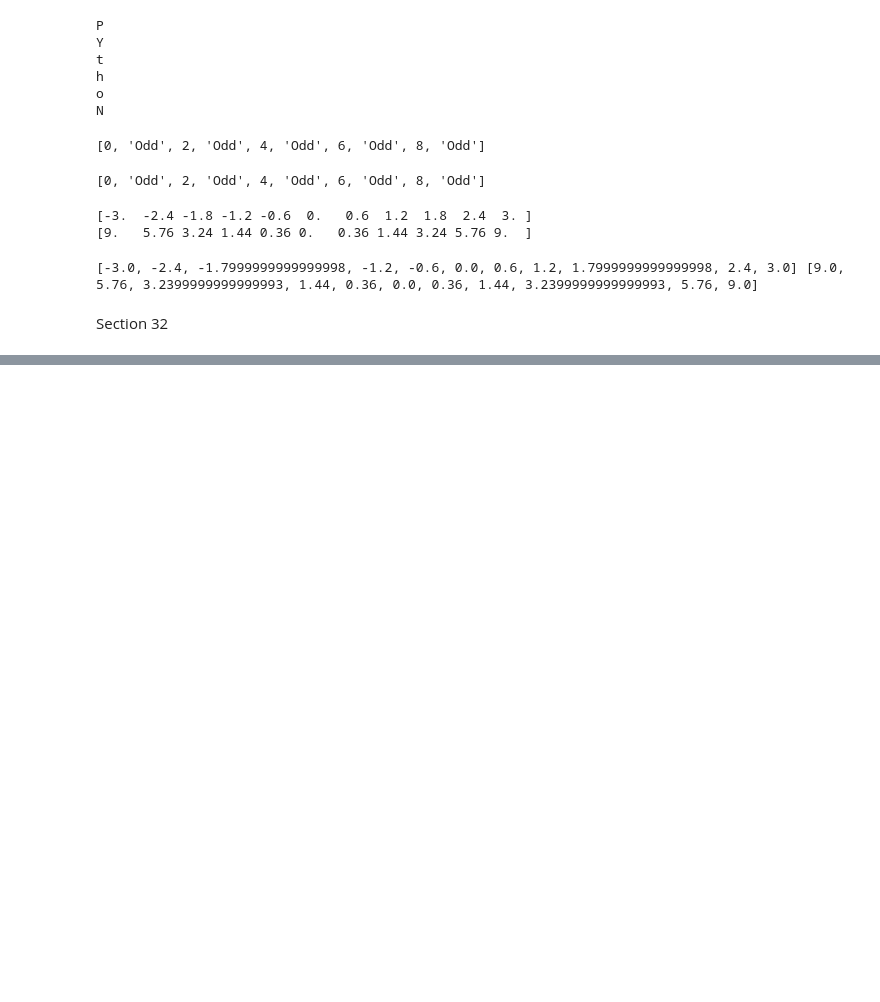
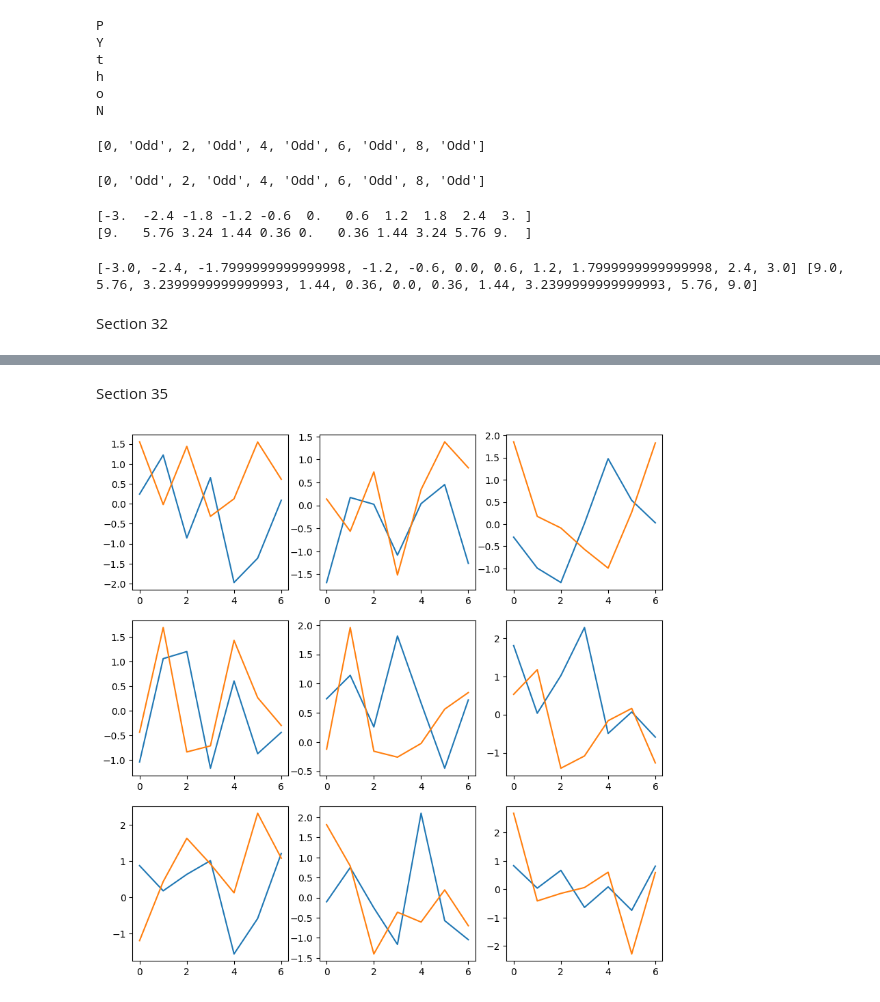
Before and after one commit to mateusvillarroel/PythonXCohen, a Jupyter notebook: Scientific_Python_MikeXCohen_Part1.ipynb, the cells around one changed output, grey strips where cells are left out. Saved outputs shown, nothing was run; the diff lists cells and outputs as text; code cells hidden in the pictures; blank space fills up the shorter version.

```diff
--- a/Scientific_Python_MikeXCohen_Part1.ipynb
+++ b/Scientific_Python_MikeXCohen_Part1.ipynb
@@ -405,0 +456,14 @@ Section 32
+# %%
+# exercise
+import numpy as np
+alphabet = ['a','b','c','d','e']
+
+for i in range(len(alphabet)):
+  if i==0:
+    print(f'{alphabet[i]} is the {i+1}st letter in the alphabet')
+  elif i==1:
+    print(f'{alphabet[i]} is the {i+1}nd letter in the alphabet')
+  elif i==2:
+    print(f'{alphabet[i]} is the {i+1}rd letter in the alphabet')
+  else:
+    print(f'{alphabet[i]} is the {i+1}th letter in the alphabet')
@@ -405,0 +476,11 @@ Section 32
+# %%
+# another way
+
+import string
+letters = string.ascii_lowercase
+
+for i in range(len(letters))
+
+
+  ordind = 'th'
+  print('%s is the %g%s letter of the alphabet'%(letters[i],i+1,ordind))
@@ -405,0 +499,12 @@ Section 32
+# %% [markdown]
+Section 35
+# %%
+import matplotlib.pyplot as plt
+import numpy as np
+
+fig,ax = plt.subplots(3,3,figsize = (10,10))
+
+for i in range(len(ax.flatten())):
+  ax.flatten()[i].plot(np.random.randn(7,2))
+# %% [output]
+[figure, added]
```
Also changed, not shown: parts of 16 cells of this notebook.
